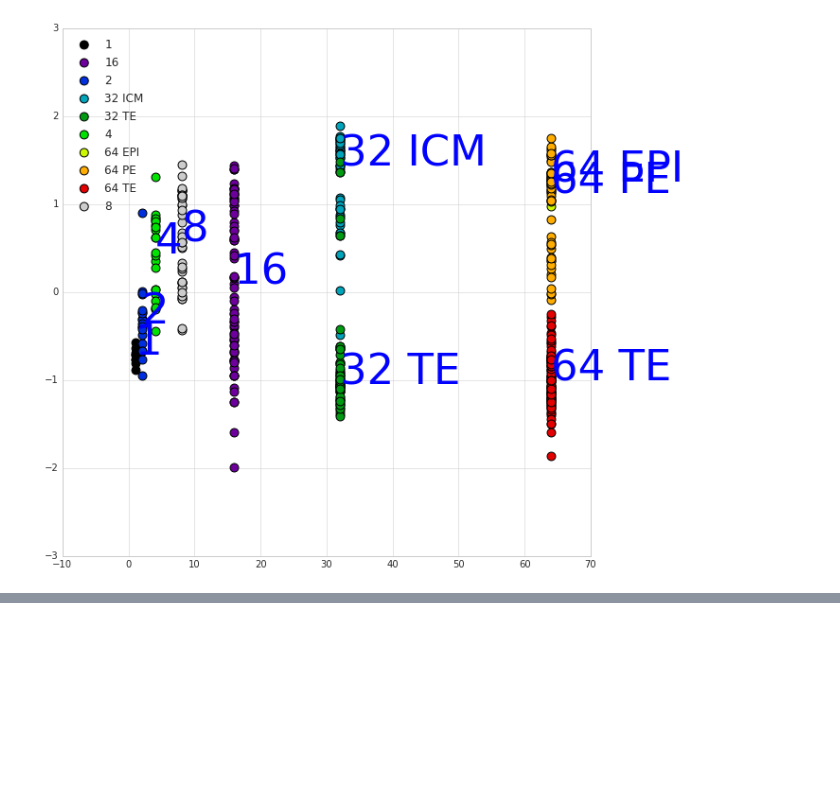
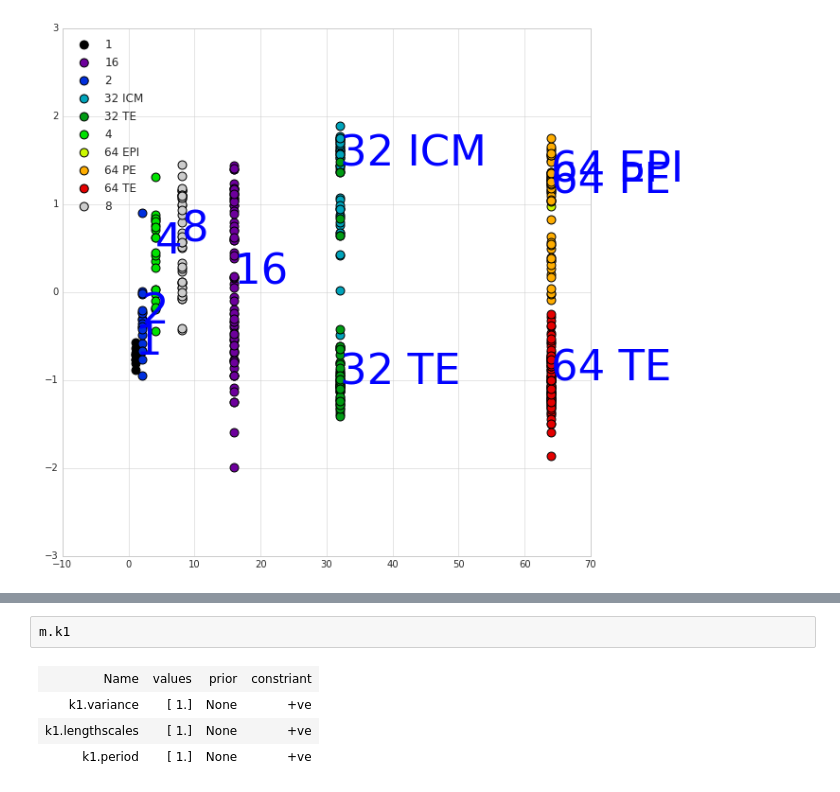
Before and after one commit to ManchesterBioinference/BranchedGP, a Jupyter notebook: GPflowNonStationaryPeriodicKernel.ipynb, the cells around one changed output, grey strips where cells are left out. Saved outputs shown, nothing was run; the diff lists cells and outputs as text; blank space fills up the shorter version.

```diff
--- a/notebooks/MouseData-Copy1.ipynb
+++ b/GPflowNonStationaryPeriodicKernel.ipynb
@@ -92,0 +240,7 @@ Caused by op u'Slice_13', defined at:
+# %%
+m.k1
+# %% [output]
+| Name | values | prior | constriant |
+| k1.variance | [ 1.] | None | +ve |
+| k1.lengthscales | [ 1.] | None | +ve |
+| k1.period | [ 1.] | None | +ve |
```
Also changed, not shown: parts of 15 cells of this notebook, 70 other files.
